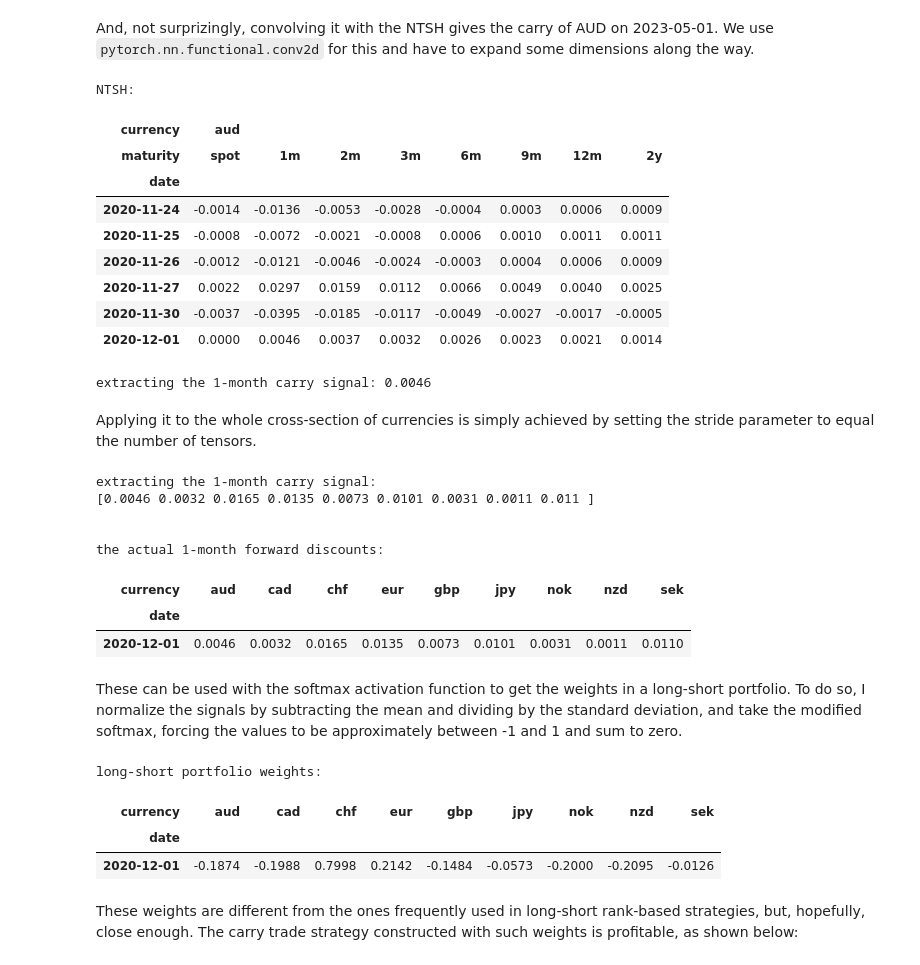
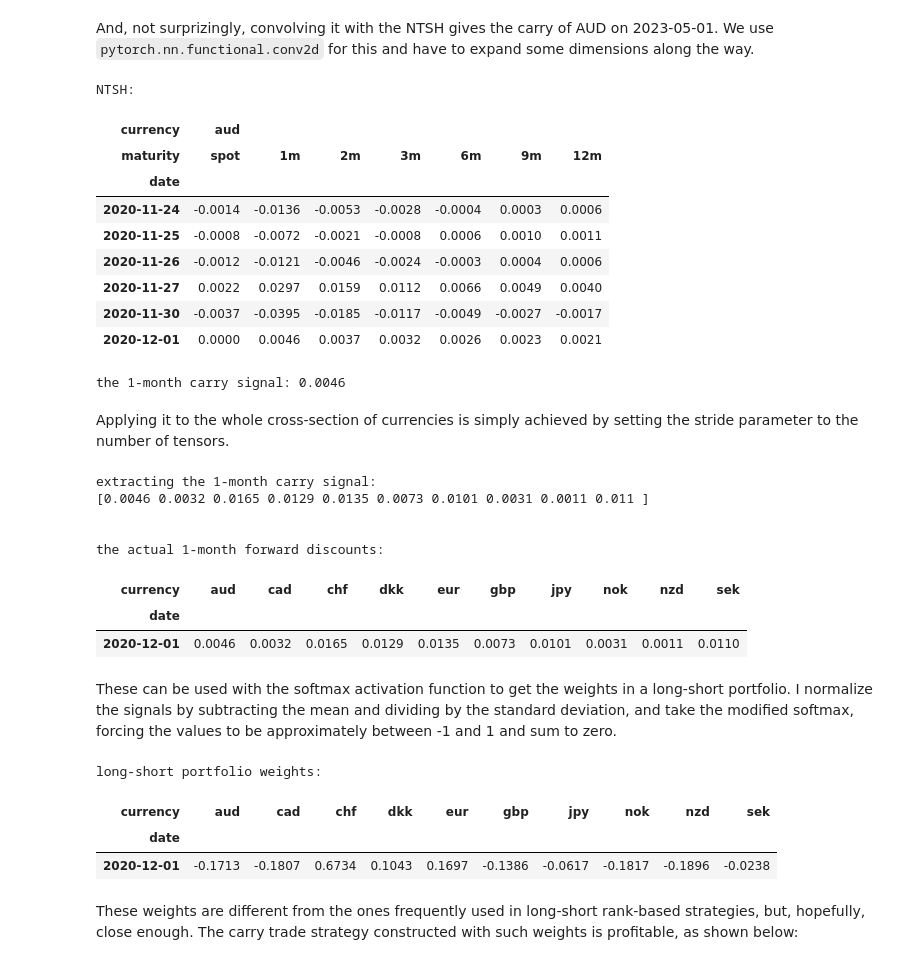
Before and after one commit to ipozdeev/fx-ml-strategies, a Jupyter notebook: demo.ipynb, the cells around one changed output. Saved outputs shown, nothing was run; the diff lists cells and outputs as text; code cells hidden in the pictures.

```diff
--- a/demo.ipynb
+++ b/demo.ipynb
@@ -13,9 +14,0 @@ from src.finance import get_long_short_legs
-# %%
-# helper to print dataframes nicely
-def style_time_series(df, n_tail=6, mult=1.0, precision=2, **kwargs):
-    _res = df.tail(n_tail).mul(mult).rename_axis(index="date")
-    _res = _res.style\
-        .set_properties(**{'width': '50px'})\
-        .format(precision=precision, **kwargs)\
-        .format_index(lambda _x: _x.strftime("%Y-%m-%d"))
-    return _res
@@ -41,10 +40,12 @@ For each currency, define the date-$t$ term structure history (TSH) as the $T \t
 # %%
 # display term struct history
-tsh = data["term_structure_history"]
+tsh = data["term_structure_history"].drop(["1w", "2y"], axis=1, level="maturity")
 
 lookback = 6  # incl today
 
-tenors = list(tsh.columns.get_level_values("maturity").categories)
+tenors = list(
+    tsh.columns.get_level_values("maturity").remove_unused_categories().categories
+)
 n_tenors = len(tenors)
 
 print(tenors)
@@ -74,5 +75,6 @@ Let's also define the normalized term structure history NTSH as follows: divide
 # %%
 annualizer = pd.Series({"spot": 1,
+                        "1w"  : 52.1,
                         "1m"  : 12/1,
                         "2m"  : 12/2,
                         "3m"  : 12/3,
@@ -125,36 +132,36 @@ And, not surprizingly, convolving it with the NTSH gives the carry of AUD on 202
 # %%
 # get NTSH for AUD on 2023-05-01
 one_ntsh = normalize_term_structure(
-    data["term_structure_history"].loc[:"2020-12-01", ["aud"]].tail(6)
+    tsh.loc[:"2020-12-01", ["aud"]].tail(6)
 )
 
 # get that carry! (converting to tensors and expanding dims to conform w/pytorch)
 sig_carry = F.conv2d(
     torch.from_numpy(one_ntsh.values)[None, None, ...],
     torch.from_numpy(conv_carry)[None, None, ...]
 ).squeeze().numpy()
 
 print("NTSH:")
 display(style_time_series(one_ntsh, precision=4))
 
-print("\nextracting the 1-month carry signal: {:.4f}".format(sig_carry))
+print("\nthe 1-month carry signal: {:.4f}".format(sig_carry))
 # %% [output]
 NTSH:
-| currency | aud |  |  |  |  |  |  |  |
-| maturity | spot | 1m | 2m | 3m | 6m | 9m | 12m | 2y |
-| date |  |  |  |  |  |  |  |  |
-| 2020-11-24 | -0.0014 | -0.0136 | -0.0053 | -0.0028 | -0.0004 | 0.0003 | 0.0006 | 0.0009 |
-| 2020-11-25 | -0.0008 | -0.0072 | -0.0021 | -0.0008 | 0.0006 | 0.0010 | 0.0011 | 0.0011 |
-| 2020-11-26 | -0.0012 | -0.0121 | -0.0046 | -0.0024 | -0.0003 | 0.0004 | 0.0006 | 0.0009 |
-| 2020-11-27 | 0.0022 | 0.0297 | 0.0159 | 0.0112 | 0.0066 | 0.0049 | 0.0040 | 0.0025 |
-| 2020-11-30 | -0.0037 | -0.0395 | -0.0185 | -0.0117 | -0.0049 | -0.0027 | -0.0017 | -0.0005 |
-| 2020-12-01 | 0.0000 | 0.0046 | 0.0037 | 0.0032 | 0.0026 | 0.0023 | 0.0021 | 0.0014 |
+| currency | aud |  |  |  |  |  |  |
+| maturity | spot | 1m | 2m | 3m | 6m | 9m | 12m |
+| date |  |  |  |  |  |  |  |
+| 2020-11-24 | -0.0014 | -0.0136 | -0.0053 | -0.0028 | -0.0004 | 0.0003 | 0.0006 |
+| 2020-11-25 | -0.0008 | -0.0072 | -0.0021 | -0.0008 | 0.0006 | 0.0010 | 0.0011 |
+| 2020-11-26 | -0.0012 | -0.0121 | -0.0046 | -0.0024 | -0.0003 | 0.0004 | 0.0006 |
+| 2020-11-27 | 0.0022 | 0.0297 | 0.0159 | 0.0112 | 0.0066 | 0.0049 | 0.0040 |
+| 2020-11-30 | -0.0037 | -0.0395 | -0.0185 | -0.0117 | -0.0049 | -0.0027 | -0.0017 |
+| 2020-12-01 | 0.0000 | 0.0046 | 0.0037 | 0.0032 | 0.0026 | 0.0023 | 0.0021 |
-extracting the 1-month carry signal: 0.0046
+the 1-month carry signal: 0.0046
 # %% [markdown]
-Applying it to the whole cross-section of currencies is simply achieved by setting the stride parameter to equal the number of tensors.
+Applying it to the whole cross-section of currencies is simply achieved by setting the stride parameter to the number of tensors.
 # %%
 many_ntsh = normalize_term_structure(
-    data["term_structure_history"].loc[:"2020-12-01"].tail(6)
+    tsh.loc[:"2020-12-01"].tail(6)
 )
 
 print("extracting the 1-month carry signal:")
@@ -172,15 +179,15 @@ display(style_time_series(many_ntsh.xs("1m", axis=1, level="maturity").tail(1),
                           precision=4))
 # %% [output]
 extracting the 1-month carry signal:
-[0.0046 0.0032 0.0165 0.0135 0.0073 0.0101 0.0031 0.0011 0.011 ]
+[0.0046 0.0032 0.0165 0.0129 0.0135 0.0073 0.0101 0.0031 0.0011 0.011 ]
 
 
 the actual 1-month forward discounts:
-| currency | aud | cad | chf | eur | gbp | jpy | nok | nzd | sek |
-| date |  |  |  |  |  |  |  |  |  |
-| 2020-12-01 | 0.0046 | 0.0032 | 0.0165 | 0.0135 | 0.0073 | 0.0101 | 0.0031 | 0.0011 | 0.0110 |
+| currency | aud | cad | chf | dkk | eur | gbp | jpy | nok | nzd | sek |
+| date |  |  |  |  |  |  |  |  |  |  |
+| 2020-12-01 | 0.0046 | 0.0032 | 0.0165 | 0.0129 | 0.0135 | 0.0073 | 0.0101 | 0.0031 | 0.0011 | 0.0110 |
 # %% [markdown]
-These can be used with the softmax activation function to get the weights in a long-short portfolio. To do so, I normalize the signals by subtracting the mean and dividing by the standard deviation, and take the modified softmax, forcing the values to be approximately between -1 and 1 and sum to zero.
+These can be used with the softmax activation function to get the weights in a long-short portfolio. I normalize the signals by subtracting the mean and dividing by the standard deviation, and take the modified softmax, forcing the values to be approximately between -1 and 1 and sum to zero.
 # %%
 # calculate signals
 signals = F.conv2d(
@@ -192,8 +199,9 @@ signals = F.conv2d(
 n_assets = len(signals)
 
 # normalize, take softmax with temperature parameter = 1.5
+temp = 1.5
 _w = (
-    F.softmax((signals - torch.mean(signals)) / torch.std(signals) * 1.5, dim=0) \
+    F.softmax((signals - torch.mean(signals)) / torch.std(signals) * temp, dim=0) \
         - 1/n_assets
 ) * 2
 w = pd.DataFrame(_w[None, ...], index=many_ntsh.index[[-1]],
@@ -203,9 +211,9 @@ print("long-short portfolio weights:")
 style_time_series(w, precision=4)
 # %% [output]
 long-short portfolio weights:
-| currency | aud | cad | chf | eur | gbp | jpy | nok | nzd | sek |
-| date |  |  |  |  |  |  |  |  |  |
-| 2020-12-01 | -0.1874 | -0.1988 | 0.7998 | 0.2142 | -0.1484 | -0.0573 | -0.2000 | -0.2095 | -0.0126 |
+| currency | aud | cad | chf | dkk | eur | gbp | jpy | nok | nzd | sek |
+| date |  |  |  |  |  |  |  |  |  |  |
+| 2020-12-01 | -0.1713 | -0.1807 | 0.6734 | 0.1043 | 0.1697 | -0.1386 | -0.0617 | -0.1817 | -0.1896 | -0.0238 |
 # %% [markdown]
 These weights are different from the ones frequently used in long-short rank-based strategies, but, hopefully, close enough. The carry trade strategy constructed with such weights is profitable, as shown below:
 # %%
```
Also changed, not shown: parts of 41 cells of this notebook.
